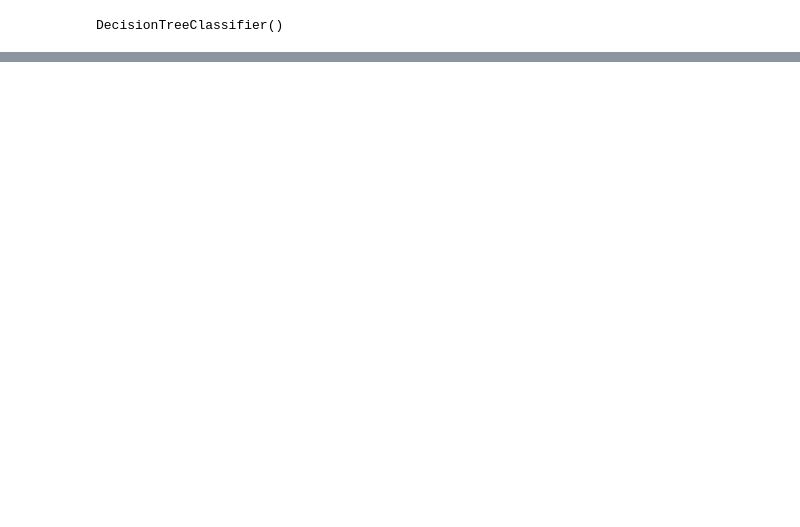
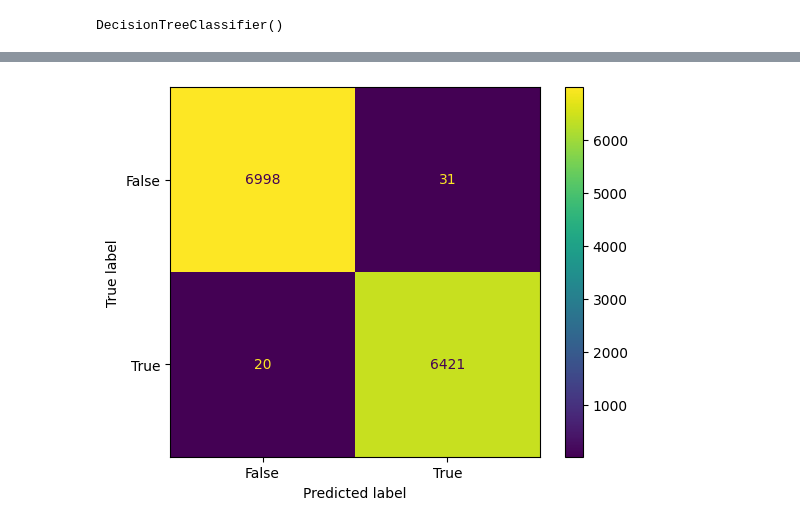
Before and after one commit to rishidholkheria/Fake-News-Detection-App, a Jupyter notebook: fnd.ipynb, the cells around one changed output, grey strips where cells are left out. Cells and saved outputs as stored; diff of their text form; code cells hidden in the pictures; blank space fills up the shorter version.

Commit message:
Confusion matrix implementation

```diff
--- a/fnd.ipynb
+++ b/fnd.ipynb
@@ -294,3 +332,13 @@ print(classification_report(y_test, predict_dtc))
     accuracy                           1.00     13470
    macro avg       1.00      1.00      1.00     13470
 weighted avg       1.00      1.00      1.00     13470
+# %%
+#
+from sklearn import metrics
+cm = metrics.confusion_matrix(y_test, predict_dtc)
+cm_display = metrics.ConfusionMatrixDisplay(confusion_matrix=cm,
+                                            display_labels=[False, True])
+cm_display.plot()
+plt.show()
+# %% [output]
+[figure, added]
```
Also changed, not shown: parts of 16 cells of this notebook.
